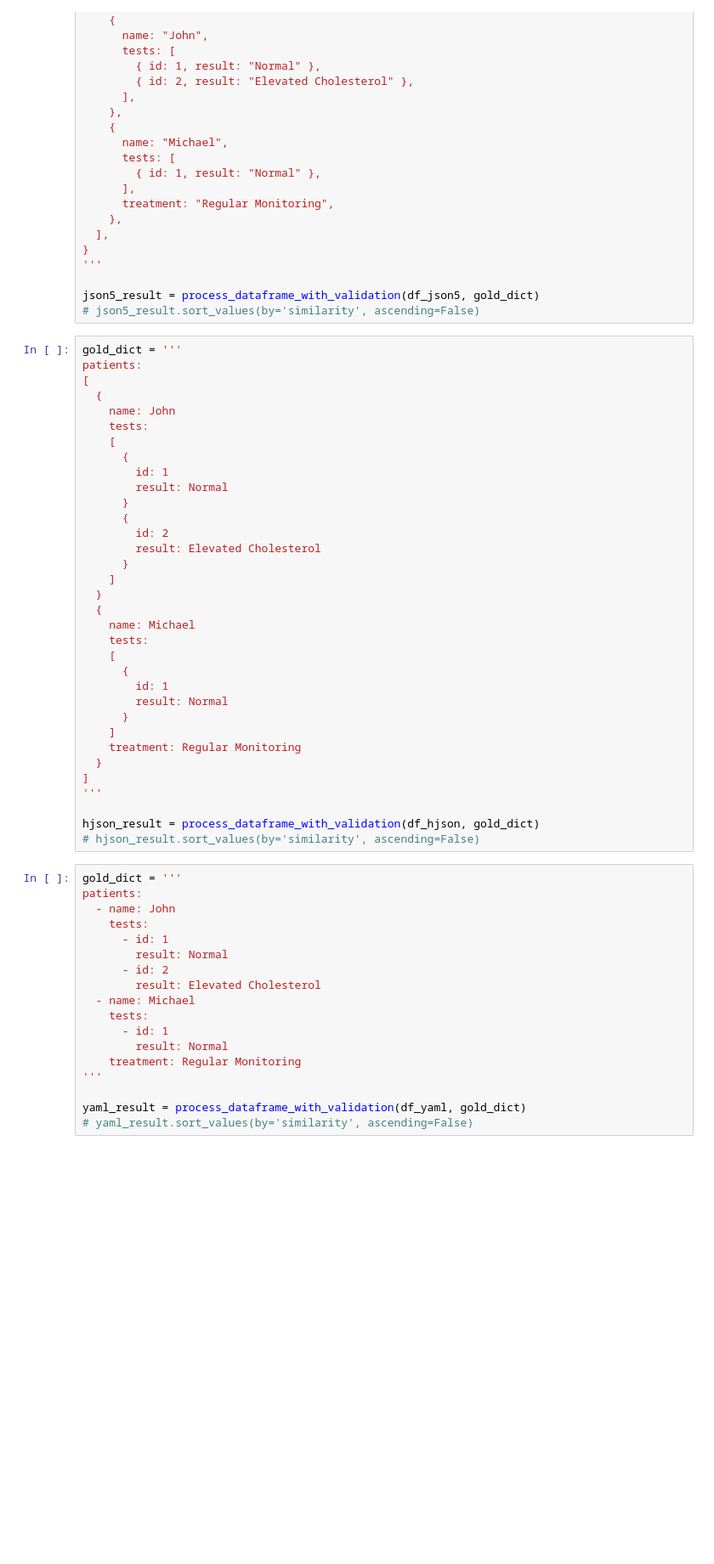
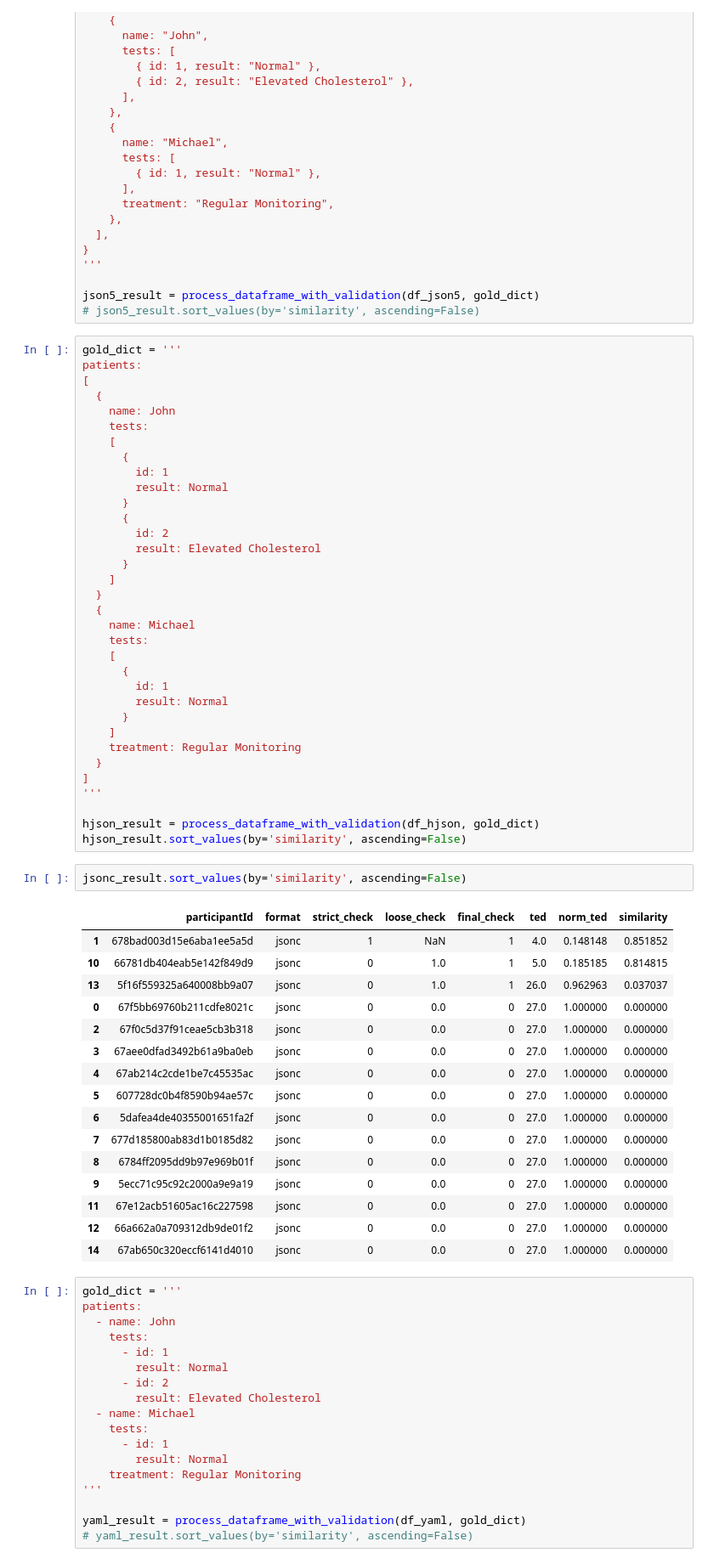
Before and after one commit to shiyihe-neko/usability_analysis, a Jupyter notebook: clean/write.ipynb, the cells around one changed output. Shown at 85% size. Drawn from its saved outputs; the diff is of its cells as text; blank space fills up the shorter version.

```diff
--- a/clean/write.ipynb
+++ b/clean/write.ipynb
@@ -1074,7 +1074,26 @@ patients:
 '''
 
 hjson_result = process_dataframe_with_validation(df_hjson, gold_dict)
-# hjson_result.sort_values(by='similarity', ascending=False)
+hjson_result.sort_values(by='similarity', ascending=False)
+# %%
+jsonc_result.sort_values(by='similarity', ascending=False)
+# %% [output]
+|  | participantId | format | strict_check | loose_check | final_check | ted | norm_ted | similarity |
+| 1 | 678bad003d15e6aba1ee5a5d | jsonc | 1 | NaN | 1 | 4.0 | 0.148148 | 0.851852 |
+| 10 | 66781db404eab5e142f849d9 | jsonc | 0 | 1.0 | 1 | 5.0 | 0.185185 | 0.814815 |
+| 13 | 5f16f559325a640008bb9a07 | jsonc | 0 | 1.0 | 1 | 26.0 | 0.962963 | 0.037037 |
+| 0 | 67f5bb69760b211cdfe8021c | jsonc | 0 | 0.0 | 0 | 27.0 | 1.000000 | 0.000000 |
+| 2 | 67f0c5d37f91ceae5cb3b318 | jsonc | 0 | 0.0 | 0 | 27.0 | 1.000000 | 0.000000 |
+| 3 | 67aee0dfad3492b61a9ba0eb | jsonc | 0 | 0.0 | 0 | 27.0 | 1.000000 | 0.000000 |
+| 4 | 67ab214c2cde1be7c45535ac | jsonc | 0 | 0.0 | 0 | 27.0 | 1.000000 | 0.000000 |
+| 5 | 607728dc0b4f8590b94ae57c | jsonc | 0 | 0.0 | 0 | 27.0 | 1.000000 | 0.000000 |
+| 6 | 5dafea4de40355001651fa2f | jsonc | 0 | 0.0 | 0 | 27.0 | 1.000000 | 0.000000 |
+| 7 | 677d185800ab83d1b0185d82 | jsonc | 0 | 0.0 | 0 | 27.0 | 1.000000 | 0.000000 |
+| 8 | 6784ff2095dd9b97e969b01f | jsonc | 0 | 0.0 | 0 | 27.0 | 1.000000 | 0.000000 |
+| 9 | 5ecc71c95c92c2000a9e9a19 | jsonc | 0 | 0.0 | 0 | 27.0 | 1.000000 | 0.000000 |
+| 11 | 67e12acb51605ac16c227598 | jsonc | 0 | 0.0 | 0 | 27.0 | 1.000000 | 0.000000 |
+| 12 | 66a662a0a709312db9de01f2 | jsonc | 0 | 0.0 | 0 | 27.0 | 1.000000 | 0.000000 |
+| 14 | 67ab650c320eccf6141d4010 | jsonc | 0 | 0.0 | 0 | 27.0 | 1.000000 | 0.000000 |
 # %%
 gold_dict = '''
 patients:
```
Also changed, not shown: parts of 2 cells of this notebook, 28 other files.
